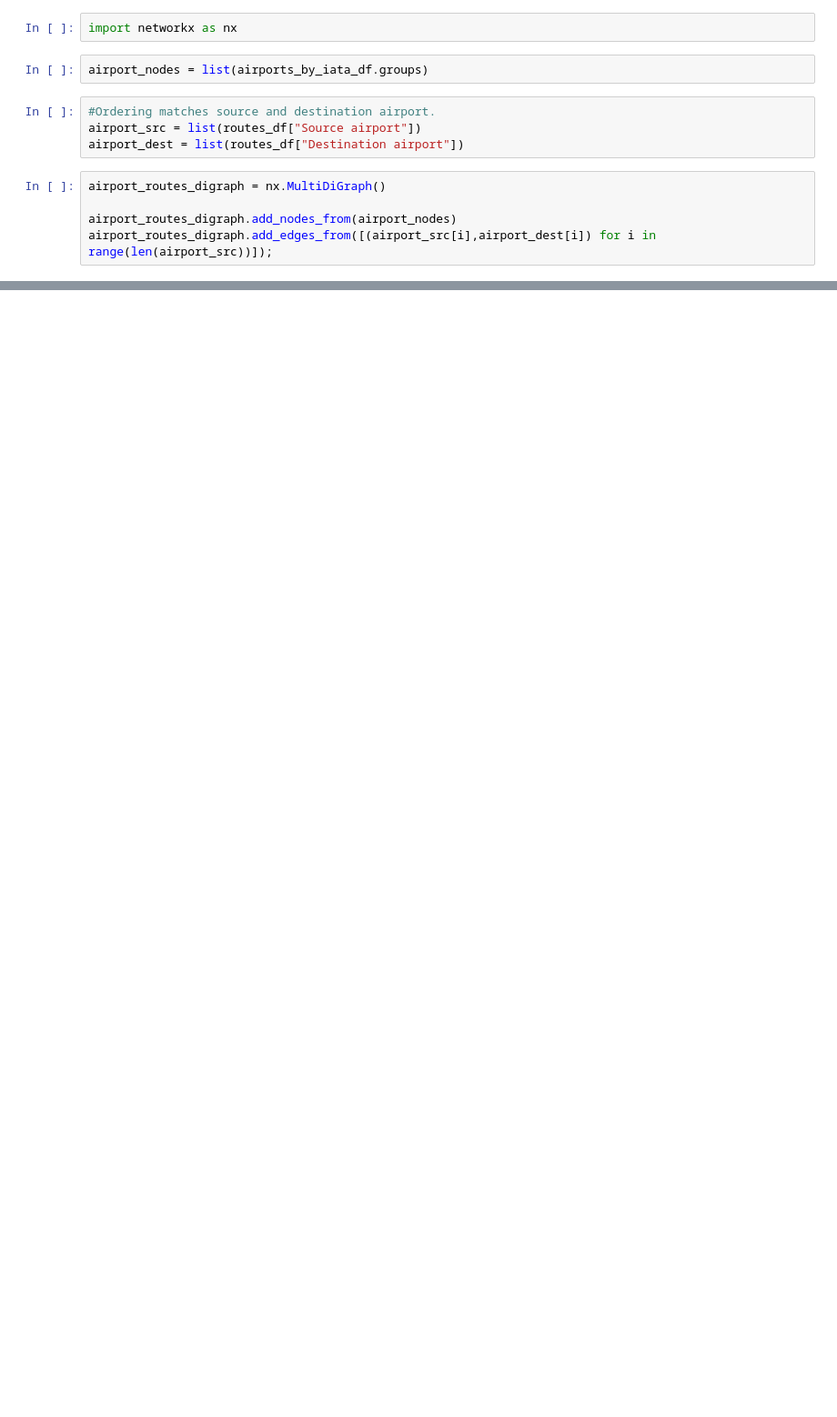
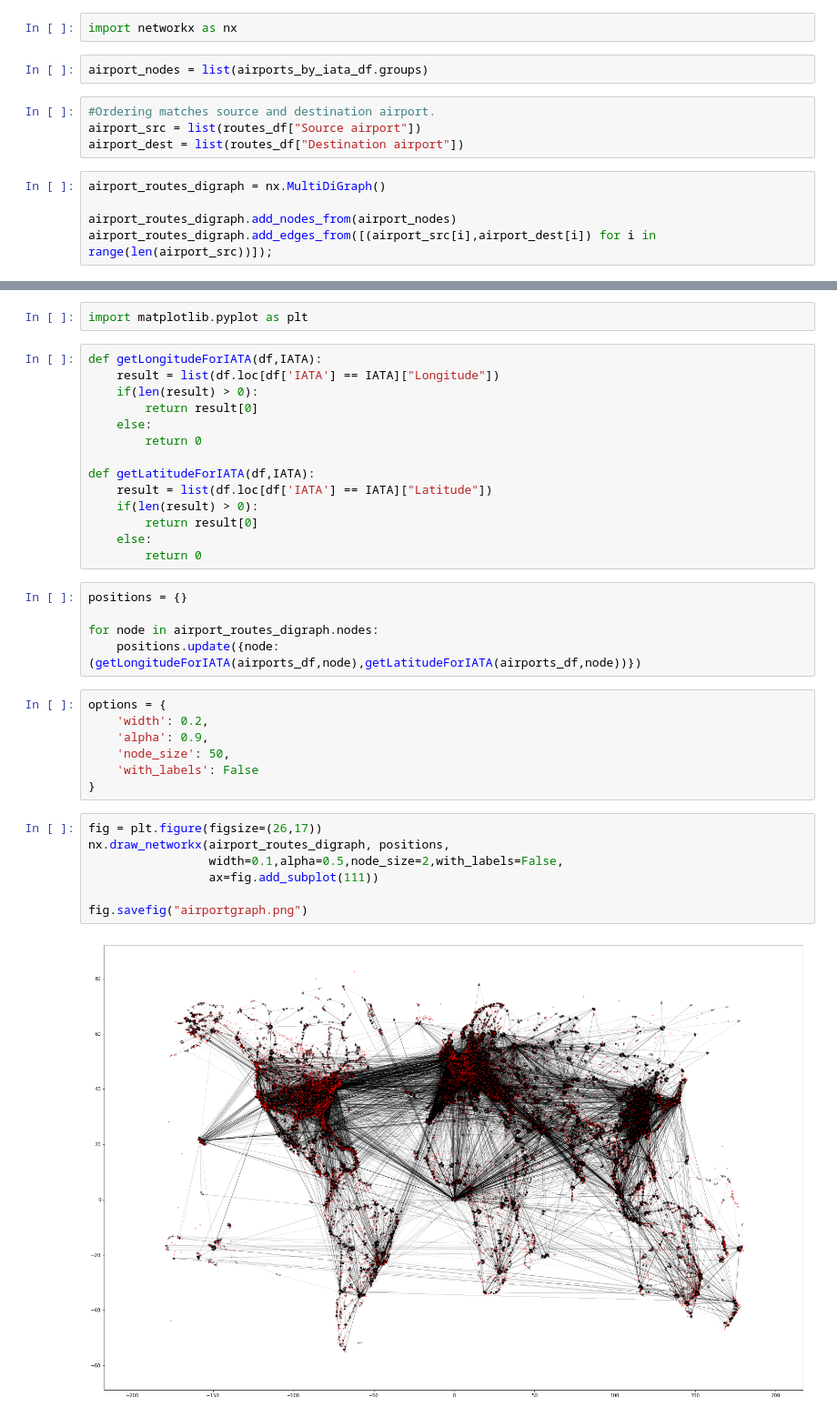
Before and after one commit to OliverFlecke/02805-Social-Graphs-and-Interactions-Project, a Jupyter notebook: AirportRoutesGraph.ipynb, the cells around one changed output, grey strips where cells are left out. Shown at 91% size. Saved outputs shown, nothing was run; the diff lists cells and outputs as text; blank space fills up the shorter version.

```diff
--- a/AirportRoutesGraph.ipynb
+++ b/AirportRoutesGraph.ipynb
@@ -29,0 +32,37 @@ airport_routes_digraph.add_edges_from([(airport_src[i],airport_dest[i]) for i in
+# %%
+import matplotlib.pyplot as plt
+# %%
+def getLongitudeForIATA(df,IATA):
+    result = list(df.loc[df['IATA'] == IATA]["Longitude"])
+    if(len(result) > 0):
+        return result[0]
+    else:
+        return 0
+
+def getLatitudeForIATA(df,IATA):
+    result = list(df.loc[df['IATA'] == IATA]["Latitude"])
+    if(len(result) > 0):
+        return result[0]
+    else:
+        return 0
+# %%
+positions = {}
+
+for node in airport_routes_digraph.nodes:
+    positions.update({node:(getLongitudeForIATA(airports_df,node),getLatitudeForIATA(airports_df,node))})
+# %%
+options = {
+    'width': 0.2,
+    'alpha': 0.9,
+    'node_size': 50,
+    'with_labels': False
+}
+# %%
+fig = plt.figure(figsize=(26,17))
+nx.draw_networkx(airport_routes_digraph, positions,
+                 width=0.1,alpha=0.5,node_size=2,with_labels=False,
+                 ax=fig.add_subplot(111))
+
+fig.savefig("airportgraph.png")
+# %% [output]
+[figure, added]
```
Also changed, not shown: parts of 5 cells of this notebook, 1 other file.
